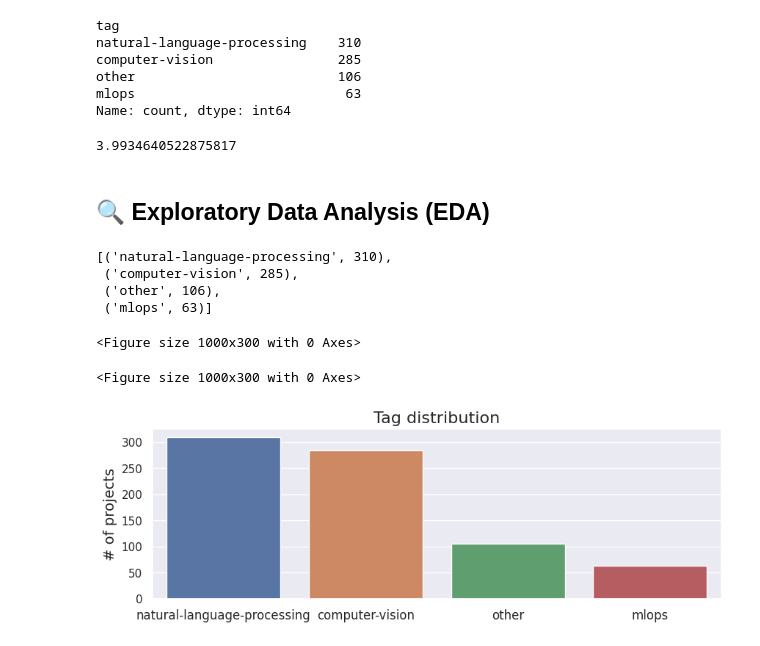
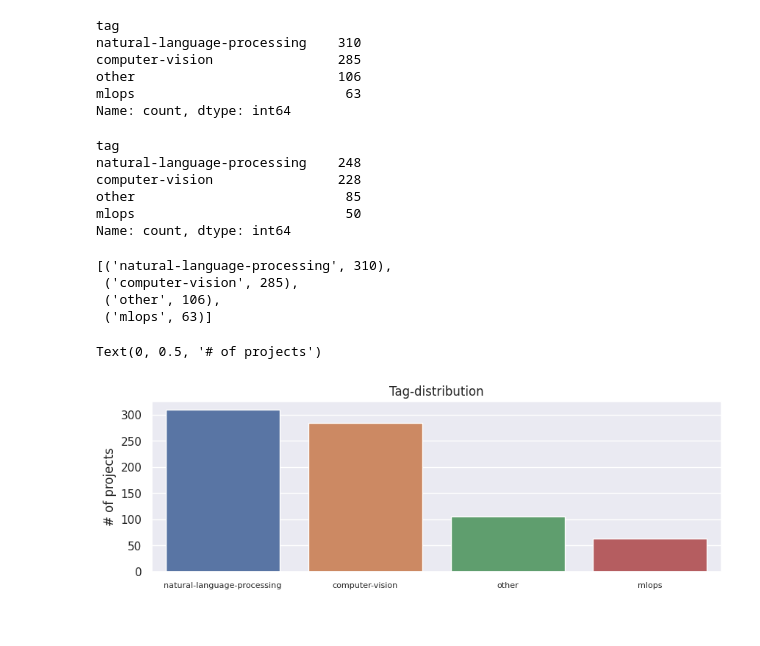
Before and after one commit to xorsuyash/Made-With-ML, a Jupyter notebook: notebooks /madewitml.ipynb, the cells around one changed output. Saved outputs shown, nothing was run; the diff lists cells and outputs as text; code cells hidden in the pictures.

Commit message:
mlops initiated

```diff
--- a/notebooks /madewitml.ipynb
+++ b/notebooks /madewitml.ipynb
@@ -30,8 +24,8 @@ resources_per_worker={"CPU":1,"GPU":0}
 # %%
 import pandas as pd
 # %%
-DATASET_LOC="https://raw.githubusercontent.com/GokuMohandas/Made-With-ML/main/datasets/dataset.csv"
-df=pd.read_csv(DATASET_LOC)
+DATASET_LOC='/home/suyash/mlops/Made-With-ML/datasets/dataset.csv'
+df=pd.read_csv('/home/suyash/mlops/Made-With-ML/datasets/dataset.csv')
 df.head()
 # %% [output]
 |  | id | created_on | title | description | tag |
@@ -56,12 +48,15 @@ Name: count, dtype: int64
 # %%
 test_size=0.2
 train_df,val_df=train_test_split(df,stratify=df.tag,test_size=test_size,random_state=1234)
-# %%
-len(train_df)/len(val_df)
-# %% [output]
-3.9934640522875817
-# %% [markdown]
-## 🔍 Exploratory Data Analysis (EDA)
+# %%
+train_df.tag.value_counts()
+# %% [output]
+tag
+natural-language-processing    248
+computer-vision                228
+other                           85
+mlops                           50
+Name: count, dtype: int64
 # %%
 from collections import Counter
 import matplotlib.pyplot as plt
@@ -77,8 +72,13 @@ all_tags.most_common()
  ('other', 106),
  ('mlops', 63)]
 # %%
-tags, tag_counts = zip(*all_tags.most_common())
-plt.figure(figsize=(10, 3))
+tags,tag_counts=zip(*all_tags.most_common())
+plt.figure(figsize=(10,3)
+)
+ax=sns.barplot(x=list(tags),y=list(tag_counts))
+ax.set_xticklabels(tags,rotation=0,fontsize=8)
+plt.title("Tag-distribution")
+plt.ylabel("# of projects")
 # %% [output]
-<Figure size 1000x300 with 0 Axes>
+Text(0, 0.5, '# of projects')
-<Figure size 1000x300 with 0 Axes>
+[figure, added]
@@ -93,9 +84,0 @@ for i in range(len(tag_counts)):
-# %%
-plt.figure(figsize=(10, 3))
-ax = sns.barplot(x=x, y=y)
-ax.set_xticklabels(tags, rotation=0, fontsize=12)
-plt.title("Tag distribution", fontsize=16)
-plt.ylabel("# of projects", fontsize=14)
-plt.show()
-# %% [output]
-[figure, removed]
```
Also changed, not shown: parts of 48 cells of this notebook, 21 other files.
